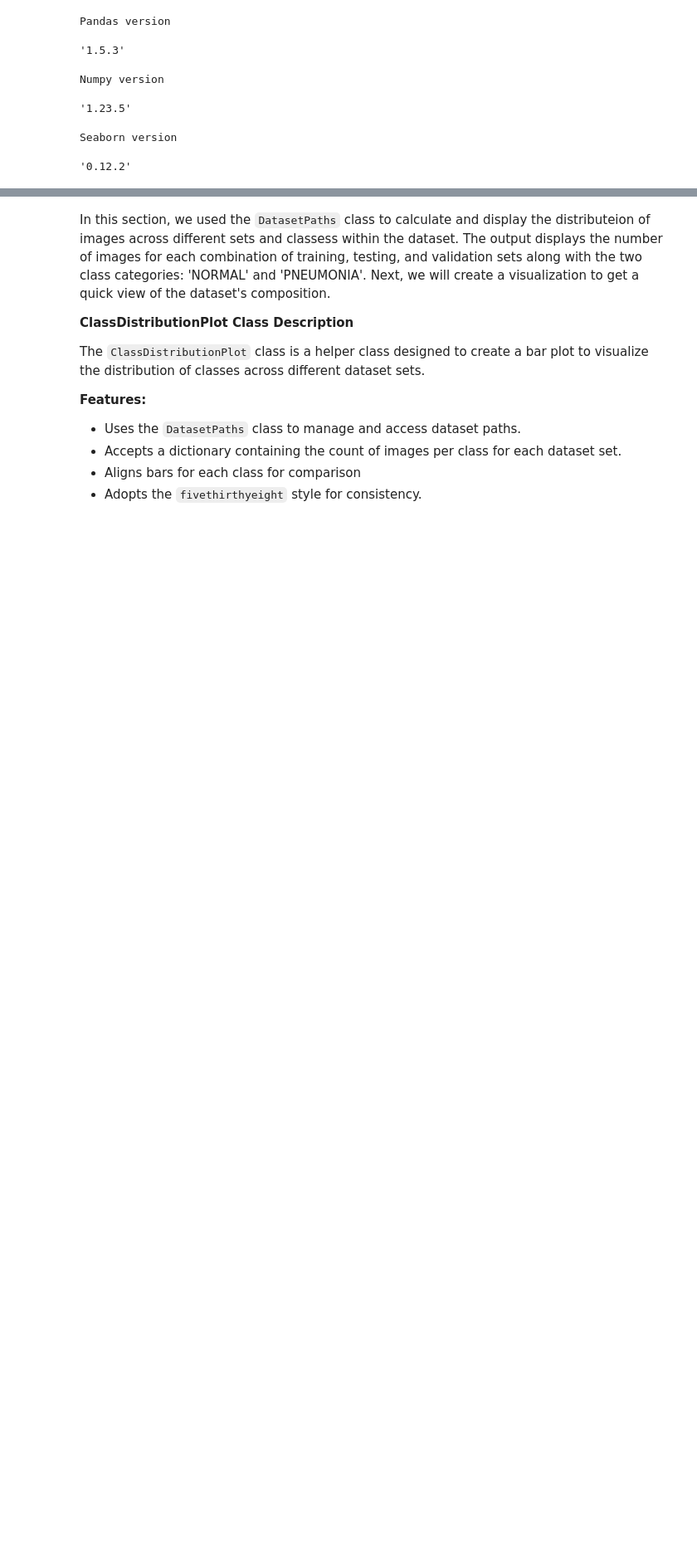
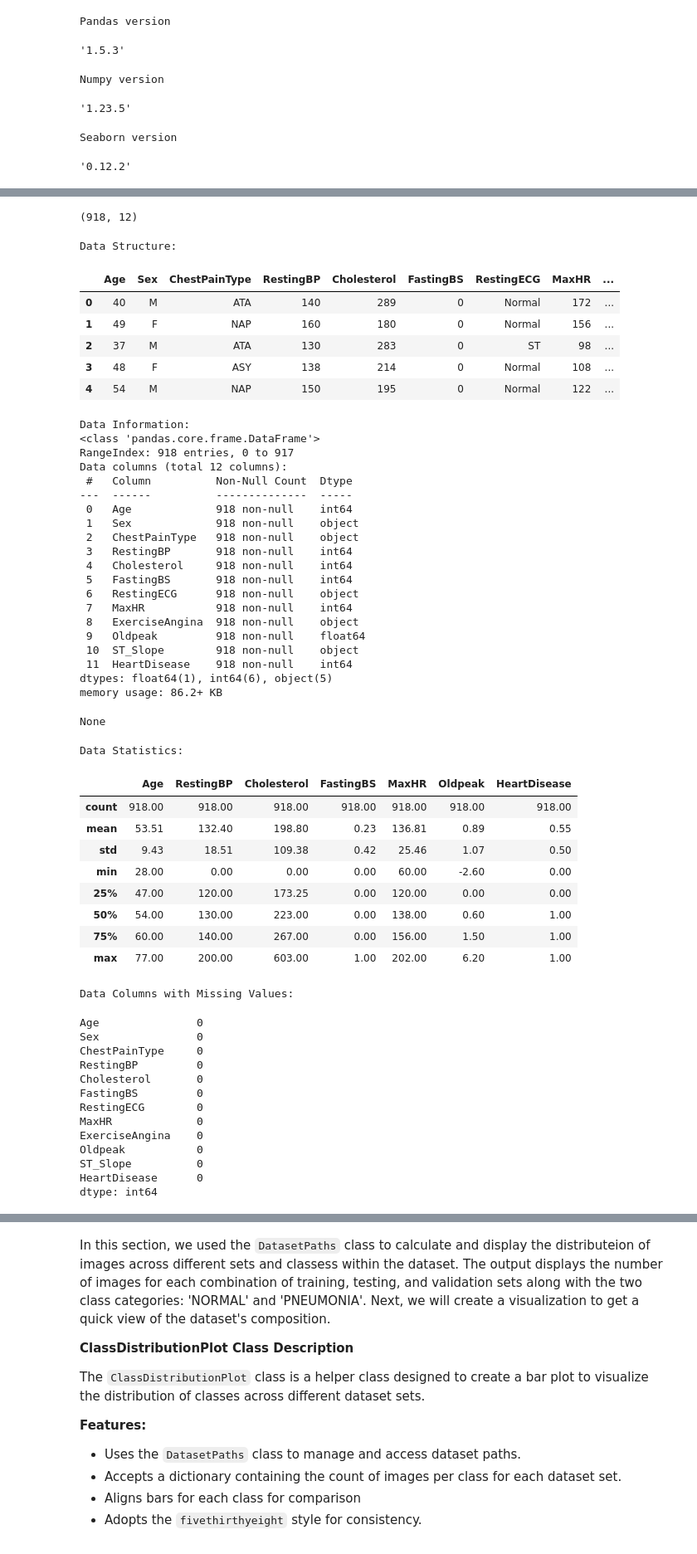
Before and after one commit to dataeducator/healthy_heart, a Jupyter notebook: notebook.ipynb, the cells around one changed output, grey strips where cells are left out. Shown: that part at 83% size. Saved outputs shown, nothing was run; the diff lists cells and outputs as text; code cells hidden in the pictures; blank space fills up the shorter version.

```diff
--- a/notebook.ipynb
+++ b/notebook.ipynb
@@ -204,0 +207,9 @@ Tensorflow version
+# %%
+import os
+print(os.getcwd())
+file_path= f'/content/drive/MyDrive/kaggle/heart-failure-prediction/'
+#df = pd.read_csv('content/drive/MyDrive/kaggle/heart-failure-prediction/heart.csv')
+os.chdir(file_path);
+print(os.getcwd())
+df = pd.read_csv('heart.csv');
+df.head()
@@ -204,0 +263,6 @@ Tensorflow version
+# %%
+# Create an instance of the "ScrubData" class and pass the obtained dataset as a parameter to initialize the class
+scrubbed_data = ScrubData(data = df)
+
+# Clean the dataset using the "clean" method of the "ScrubData" class and store the cleaned data in the variable "cleaned_data".
+cleaned_data = scrubbed_data.clean()
@@ -204,0 +412,7 @@ Tensorflow version
+# %%
+# Create an instance of the ExploreData class and pass the cleaned dataset as a parameter to initialize the class
+data_exploration = ExploreData(data=cleaned_data)
+
+# Examine the structure of the dataset, such as the number of rows, columns, data types, and missing values
+data_exploration.examine_structure()
+# %% [output]
@@ -204,0 +420,53 @@ Tensorflow version
+(918, 12)
+Data Structure:
+|  | Age | Sex | ChestPainType | RestingBP | Cholesterol | FastingBS | RestingECG | MaxHR | ... |
+| 0 | 40 | M | ATA | 140 | 289 | 0 | Normal | 172 | ... |
+| 1 | 49 | F | NAP | 160 | 180 | 0 | Normal | 156 | ... |
+| 2 | 37 | M | ATA | 130 | 283 | 0 | ST | 98 | ... |
+| 3 | 48 | F | ASY | 138 | 214 | 0 | Normal | 108 | ... |
+| 4 | 54 | M | NAP | 150 | 195 | 0 | Normal | 122 | ... |
+Data Information:
+<class 'pandas.core.frame.DataFrame'>
+RangeIndex: 918 entries, 0 to 917
+Data columns (total 12 columns):
+ #   Column          Non-Null Count  Dtype
+---  ------          --------------  -----
+ 0   Age             918 non-null    int64
+ 1   Sex             918 non-null    object
+ 2   ChestPainType   918 non-null    object
+ 3   RestingBP       918 non-null    int64
+ 4   Cholesterol     918 non-null    int64
+ 5   FastingBS       918 non-null    int64
+ 6   RestingECG      918 non-null    object
+ 7   MaxHR           918 non-null    int64
+ 8   ExerciseAngina  918 non-null    object
+ 9   Oldpeak         918 non-null    float64
+ 10  ST_Slope        918 non-null    object
+ 11  HeartDisease    918 non-null    int64
+dtypes: float64(1), int64(6), object(5)
+memory usage: 86.2+ KB
+None
+Data Statistics:
+|  | Age | RestingBP | Cholesterol | FastingBS | MaxHR | Oldpeak | HeartDisease |
+| count | 918.00 | 918.00 | 918.00 | 918.00 | 918.00 | 918.00 | 918.00 |
+| mean | 53.51 | 132.40 | 198.80 | 0.23 | 136.81 | 0.89 | 0.55 |
+| std | 9.43 | 18.51 | 109.38 | 0.42 | 25.46 | 1.07 | 0.50 |
+| min | 28.00 | 0.00 | 0.00 | 0.00 | 60.00 | -2.60 | 0.00 |
+| 25% | 47.00 | 120.00 | 173.25 | 0.00 | 120.00 | 0.00 | 0.00 |
+| 50% | 54.00 | 130.00 | 223.00 | 0.00 | 138.00 | 0.60 | 1.00 |
+| 75% | 60.00 | 140.00 | 267.00 | 0.00 | 156.00 | 1.50 | 1.00 |
+| max | 77.00 | 200.00 | 603.00 | 1.00 | 202.00 | 6.20 | 1.00 |
+Data Columns with Missing Values:
+Age               0
+Sex               0
+ChestPainType     0
+RestingBP         0
+Cholesterol       0
+FastingBS         0
+RestingECG        0
+MaxHR             0
+ExerciseAngina    0
+Oldpeak           0
+ST_Slope          0
+HeartDisease      0
+dtype: int64
```
Also changed, not shown: parts of 10 cells of this notebook.
